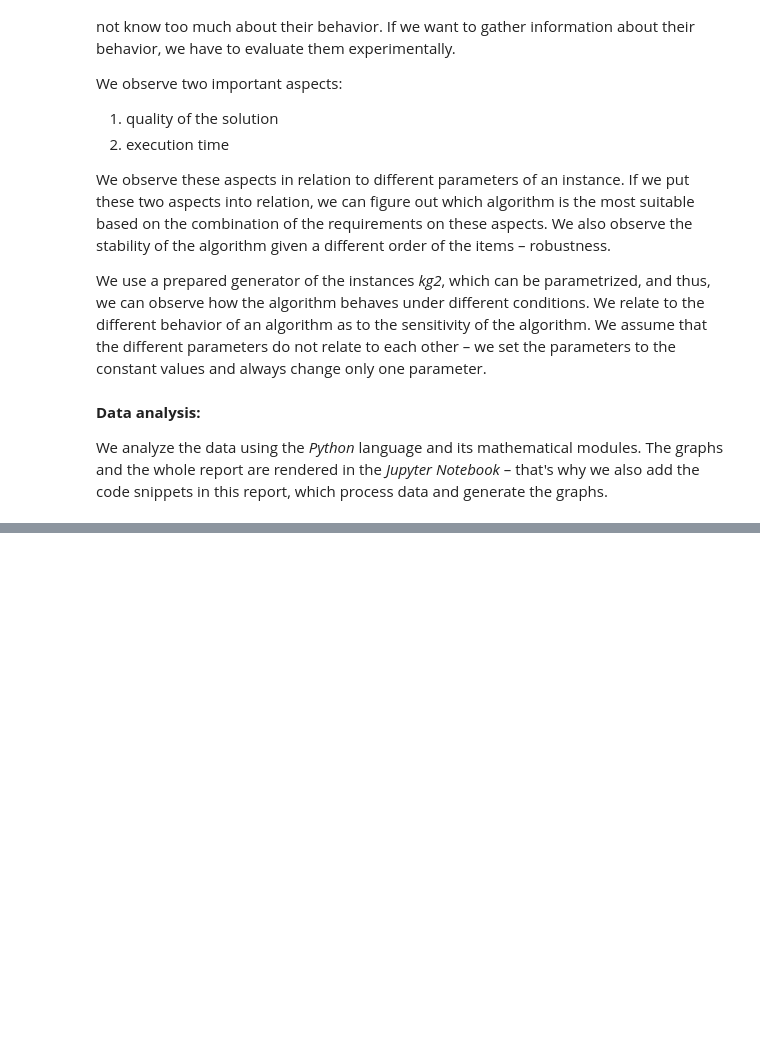
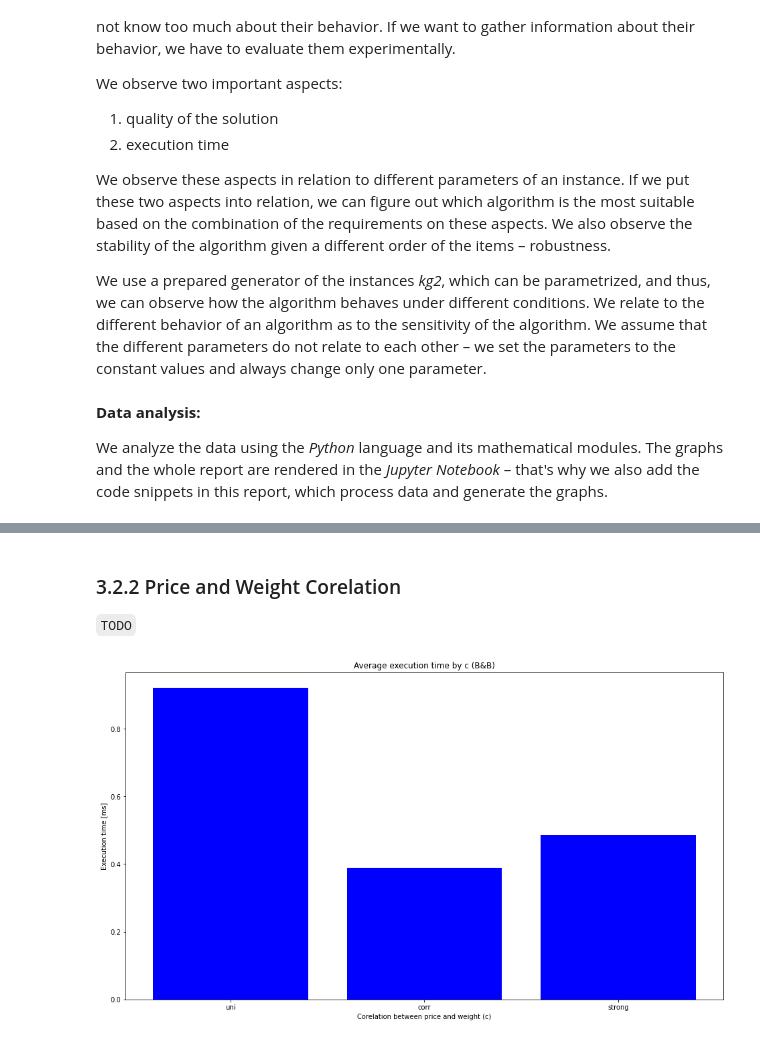
Before and after one commit to patrotom/combinatorial-optimization-problems, a Jupyter notebook: experimental_evaluation/notebooks/experimental_evaluation.ipynb, the cells around one changed output, grey strips where cells are left out. Cells and saved outputs as stored; diff of their text form; code cells hidden in the pictures; blank space fills up the shorter version.

```diff
--- a/experimental_evaluation/notebooks/experimental_evaluation.ipynb
+++ b/experimental_evaluation/notebooks/experimental_evaluation.ipynb
@@ -218,0 +399,10 @@ Computer configuration:
+# %% [markdown]
+### 3.2.2 Price and Weight Corelation
+
+`TODO`
+# %%
+c_data = c_gen(gen_opts, "bb")
+plt = c_graph(c_data, "B&B")
+plt.show()
+# %% [output]
+[figure, added]
```
Also changed, not shown: parts of 28 cells of this notebook, 3 other files.
